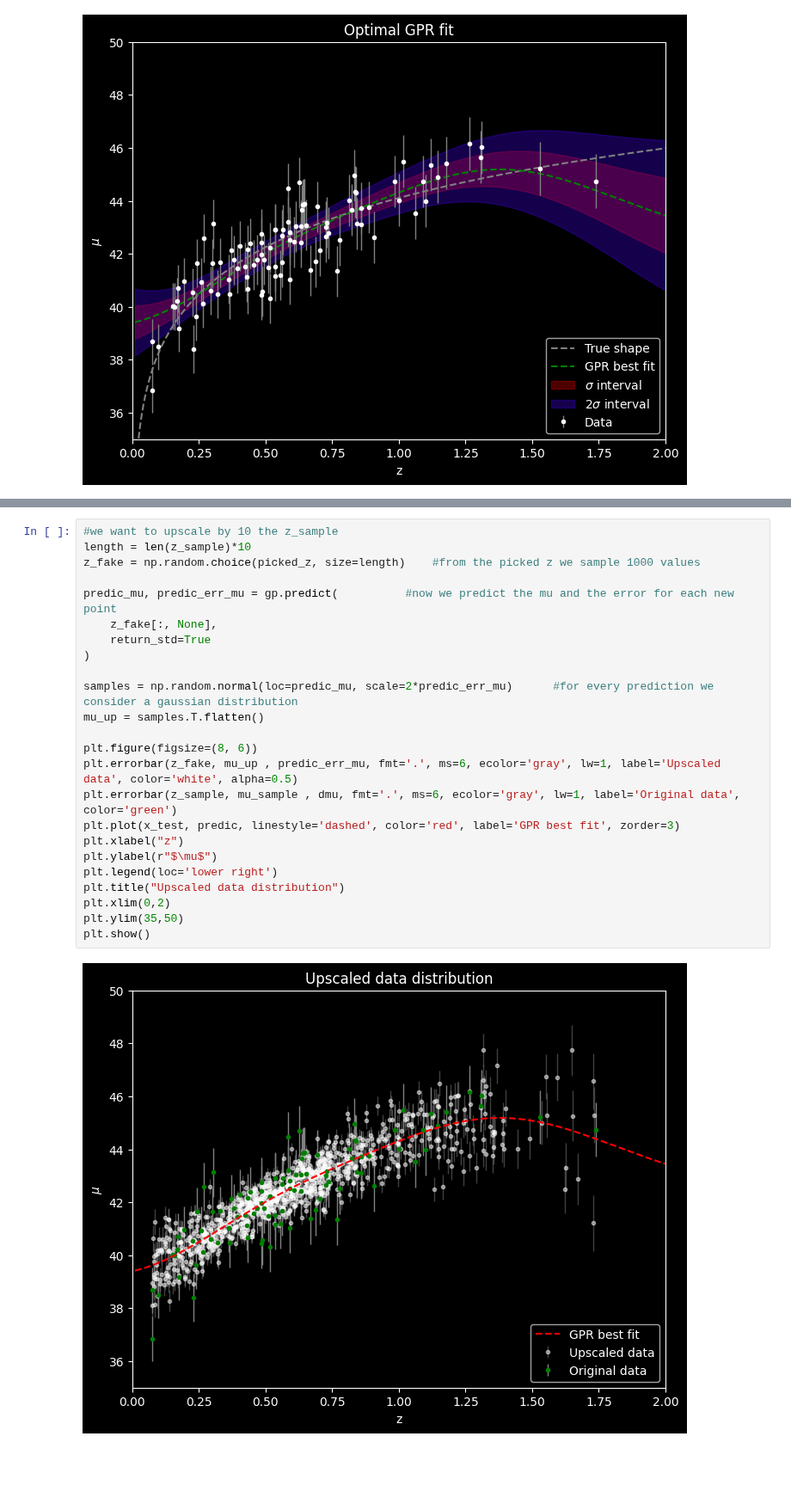
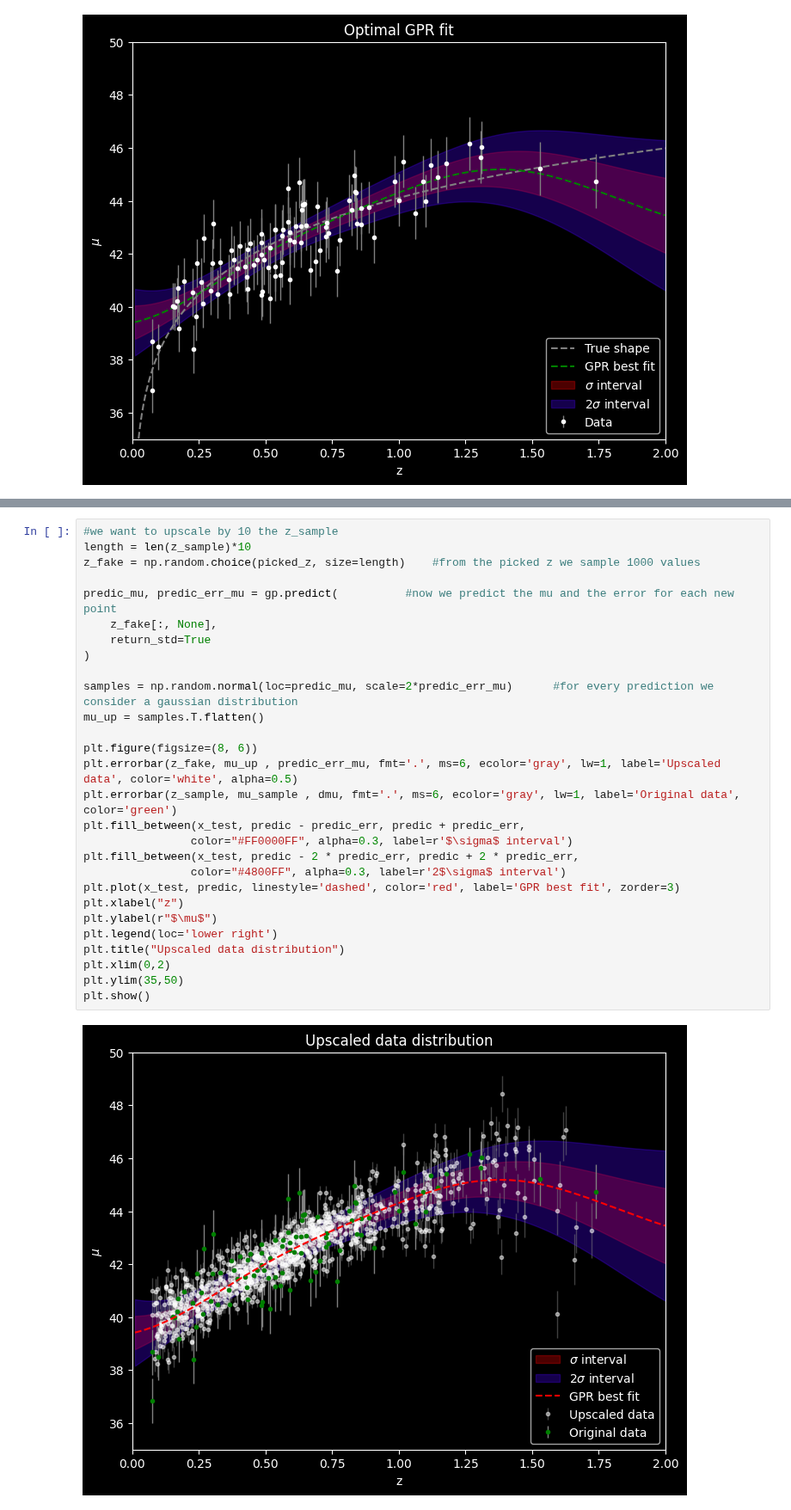
Before and after one commit to RiccardoFanton/astrostatistics_bicocca_2026, a Jupyter notebook: working/Lecture_18.ipynb, the cells around one changed output, grey strips where cells are left out. Shown at 86% size. Cells and saved outputs as stored; diff of their text form; blank space fills up the shorter version.

```diff
--- a/working/Lecture_18.ipynb
+++ b/working/Lecture_18.ipynb
@@ -186,26 +188,30 @@ plt.show()
 # %%
 #we want to upscale by 10 the z_sample
 length = len(z_sample)*10
 z_fake = np.random.choice(picked_z, size=length)    #from the picked z we sample 1000 values
 
 predic_mu, predic_err_mu = gp.predict(          #now we predict the mu and the error for each new point
     z_fake[:, None],
     return_std=True
 )
 
 samples = np.random.normal(loc=predic_mu, scale=2*predic_err_mu)      #for every prediction we consider a gaussian distribution
 mu_up = samples.T.flatten()
 
 plt.figure(figsize=(8, 6))
 plt.errorbar(z_fake, mu_up , predic_err_mu, fmt='.', ms=6, ecolor='gray', lw=1, label='Upscaled data', color='white', alpha=0.5)
 plt.errorbar(z_sample, mu_sample , dmu, fmt='.', ms=6, ecolor='gray', lw=1, label='Original data', color='green')
+plt.fill_between(x_test, predic - predic_err, predic + predic_err,
+                color="#FF0000FF", alpha=0.3, label=r'$\sigma$ interval')
+plt.fill_between(x_test, predic - 2 * predic_err, predic + 2 * predic_err,
+                color="#4800FF", alpha=0.3, label=r'2$\sigma$ interval')
 plt.plot(x_test, predic, linestyle='dashed', color='red', label='GPR best fit', zorder=3)
 plt.xlabel("z")
 plt.ylabel(r"$\mu$")
 plt.legend(loc='lower right')
 plt.title("Upscaled data distribution")
 plt.xlim(0,2)
 plt.ylim(35,50)
 plt.show()
 # %% [output]
-[figure, old version]
+[figure, new version]
```
Also changed, not shown: parts of 7 cells of this notebook.
